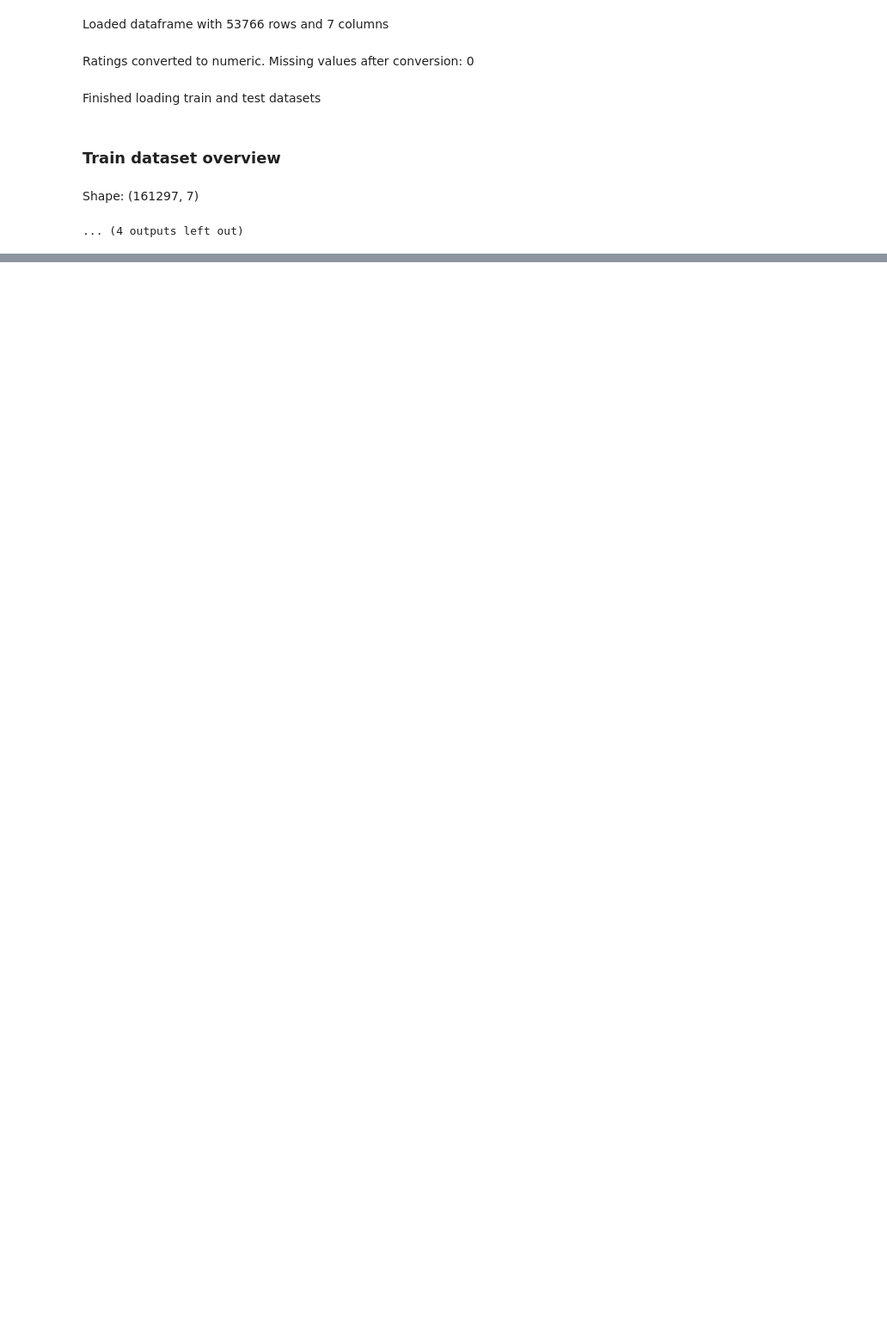
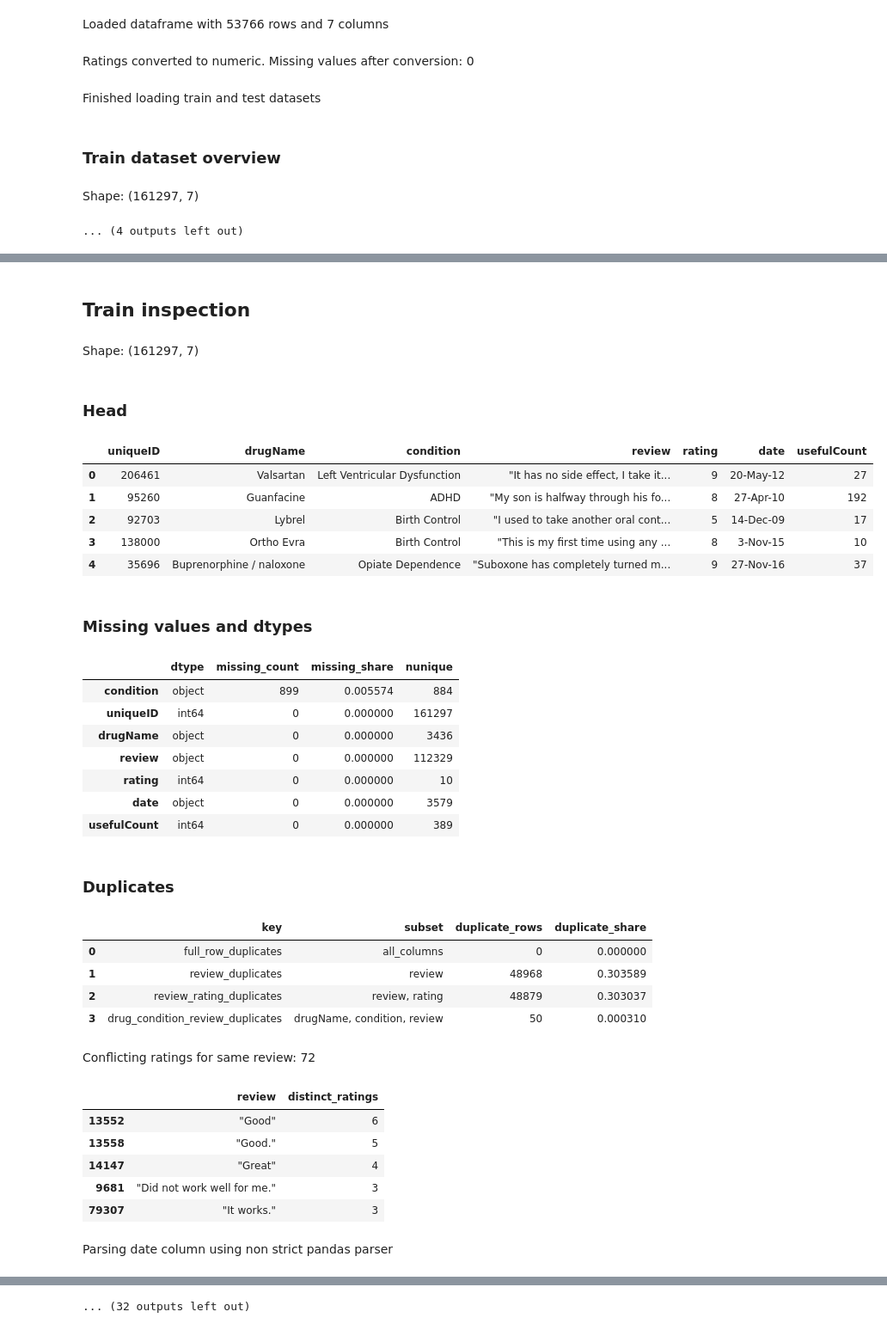
Before and after one commit to toxic-crusader/llm_hw7_medicine_reviews, a Jupyter notebook: hw7_medicine_reviews.ipynb, the cells around one changed output, grey strips where cells are left out. Shown at 86% size. Saved outputs shown, nothing was run; the diff lists cells and outputs as text; code cells hidden in the pictures; blank space fills up the shorter version.

```diff
--- a/hw7_medicine_reviews.ipynb
+++ b/hw7_medicine_reviews.ipynb
@@ -98,0 +117,37 @@ Shape: (161297, 7)
+# %%
+from scripts.inspection import run_inspection
+
+run_inspection(train_df=train_df, test_df=test_df)
+# %% [output]
+## Train inspection
+Shape: (161297, 7)
+### Head
+|  | uniqueID | drugName | condition | review | rating | date | usefulCount |
+| 0 | 206461 | Valsartan | Left Ventricular Dysfunction | "It has no side effect, I take it... | 9 | 20-May-12 | 27 |
+| 1 | 95260 | Guanfacine | ADHD | "My son is halfway through his fo... | 8 | 27-Apr-10 | 192 |
+| 2 | 92703 | Lybrel | Birth Control | "I used to take another oral cont... | 5 | 14-Dec-09 | 17 |
+| 3 | 138000 | Ortho Evra | Birth Control | "This is my first time using any ... | 8 | 3-Nov-15 | 10 |
+| 4 | 35696 | Buprenorphine / naloxone | Opiate Dependence | "Suboxone has completely turned m... | 9 | 27-Nov-16 | 37 |
+### Missing values and dtypes
+|  | dtype | missing_count | missing_share | nunique |
+| condition | object | 899 | 0.005574 | 884 |
+| uniqueID | int64 | 0 | 0.000000 | 161297 |
+| drugName | object | 0 | 0.000000 | 3436 |
+| review | object | 0 | 0.000000 | 112329 |
+| rating | int64 | 0 | 0.000000 | 10 |
+| date | object | 0 | 0.000000 | 3579 |
+| usefulCount | int64 | 0 | 0.000000 | 389 |
+### Duplicates
+|  | key | subset | duplicate_rows | duplicate_share |
+| 0 | full_row_duplicates | all_columns | 0 | 0.000000 |
+| 1 | review_duplicates | review | 48968 | 0.303589 |
+| 2 | review_rating_duplicates | review, rating | 48879 | 0.303037 |
+| 3 | drug_condition_review_duplicates | drugName, condition, review | 50 | 0.000310 |
+Conflicting ratings for same review: 72
+|  | review | distinct_ratings |
+| 13552 | "Good" | 6 |
+| 13558 | "Good." | 5 |
+| 14147 | "Great" | 4 |
+| 9681 | "Did not work well for me." | 3 |
+| 79307 | "It works." | 3 |
+Parsing date column using non strict pandas parser
@@ -98,0 +155 @@ Shape: (161297, 7)
+... (32 outputs left out)
```
Also changed, not shown: parts of 3 cells of this notebook.
